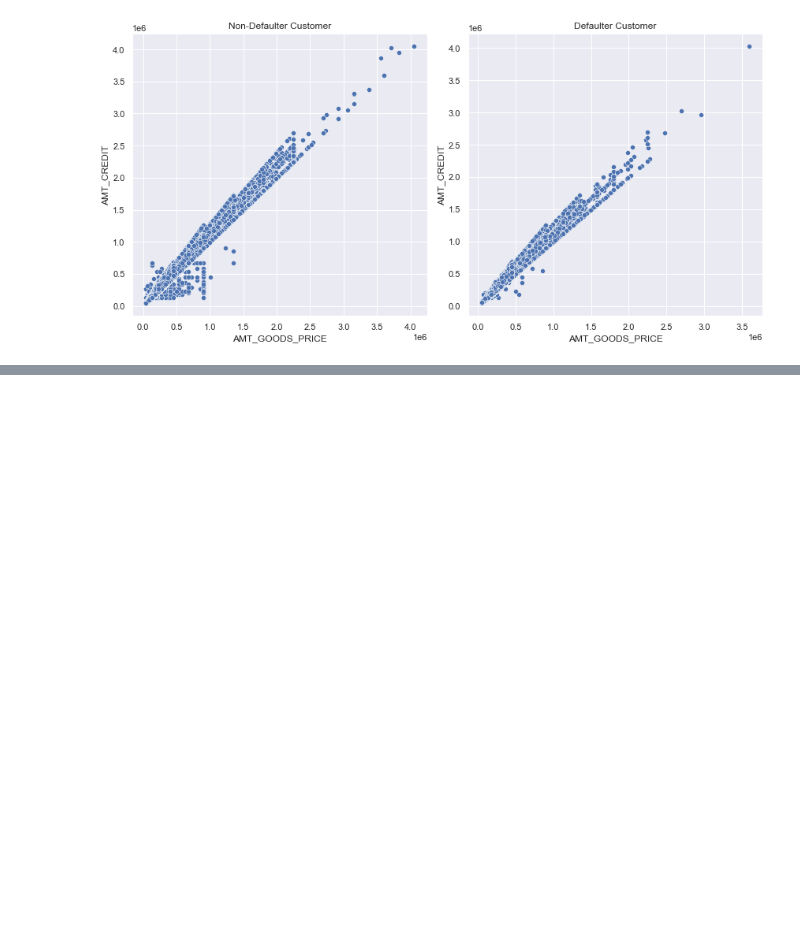
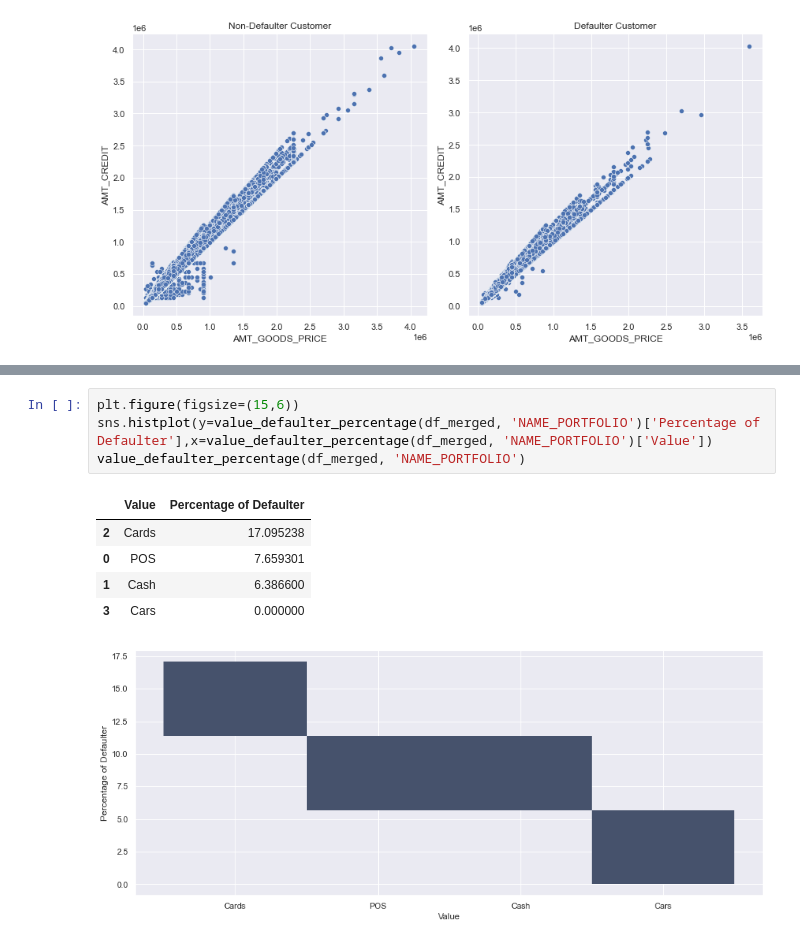
Before and after one commit to vivekkum-ar/Credit-appraisal-Banking-EDA, a Jupyter notebook: Bank Credit Appraisal EDA.ipynb, the cells around one changed output, grey strips where cells are left out. Drawn from its saved outputs; the diff is of its cells as text; blank space fills up the shorter version.

```diff
--- a/Bank Credit Appraisal EDA.ipynb
+++ b/Bank Credit Appraisal EDA.ipynb
@@ -972,0 +1043,11 @@ plt.show()
+# %%
+plt.figure(figsize=(15,6))
+sns.histplot(y=value_defaulter_percentage(df_merged, 'NAME_PORTFOLIO')['Percentage of Defaulter'],x=value_defaulter_percentage(df_merged, 'NAME_PORTFOLIO')['Value'])
+value_defaulter_percentage(df_merged, 'NAME_PORTFOLIO')
+# %% [output]
+|  | Value | Percentage of Defaulter |
+| 2 | Cards | 17.095238 |
+| 0 | POS | 7.659301 |
+| 1 | Cash | 6.386600 |
+| 3 | Cars | 0.000000 |
+[figure, added]
```
Also changed, not shown: parts of 22 cells of this notebook, 1 other file.
